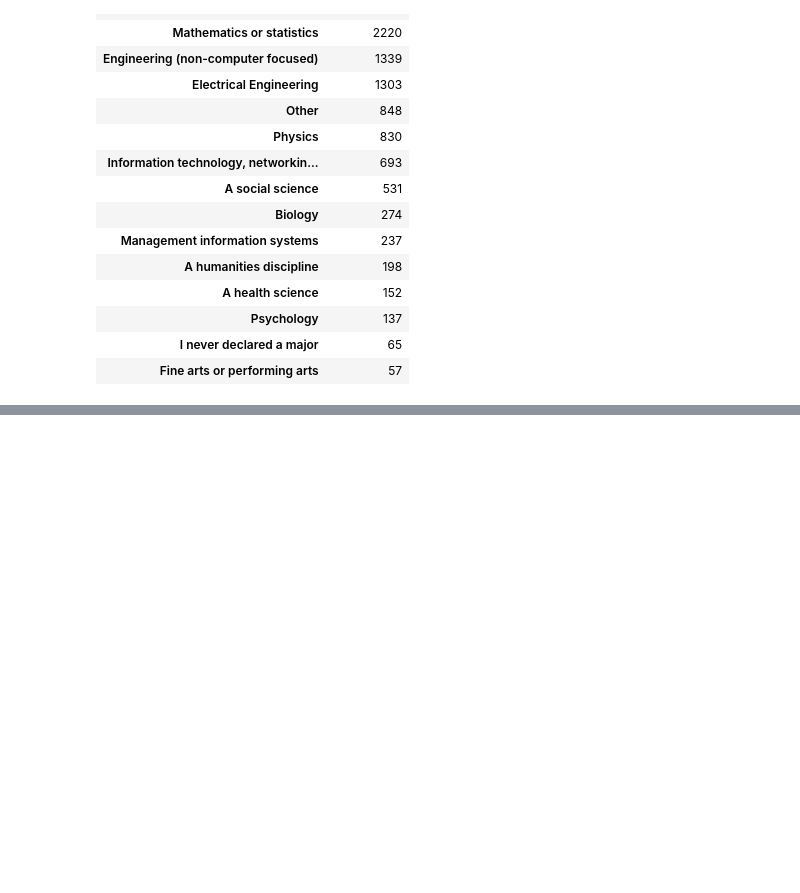
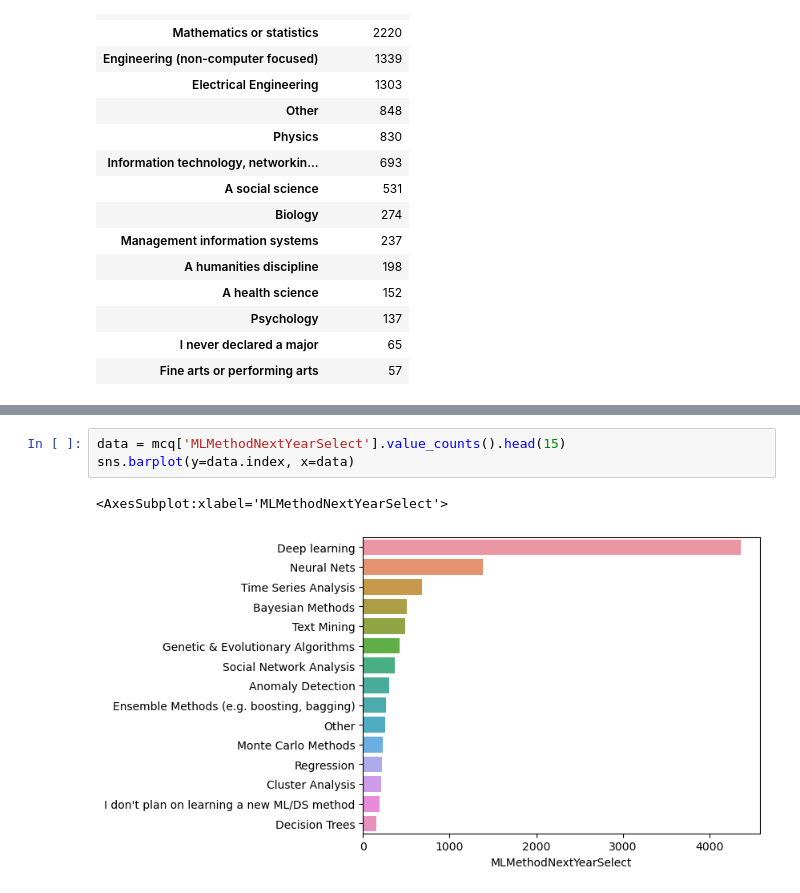
Before and after one commit to nineil91/nineil-blog, a Jupyter notebook: 3. Classical Machine Learning/[boostcourse]캐글실습으로배우는데이터사이언스/ch2.ipynb, the cells around one changed output, grey strips where cells are left out. Saved outputs shown, nothing was run; the diff lists cells and outputs as text; blank space fills up the shorter version.

```diff
--- a/3. Classical Machine Learning/[boostcourse]캐글실습으로배우는데이터사이언스/ch2.ipynb
+++ b/3. Classical Machine Learning/[boostcourse]캐글실습으로배우는데이터사이언스/ch2.ipynb
@@ -177,0 +237,6 @@ pd.DataFrame(
+# %%
+data = mcq['MLMethodNextYearSelect'].value_counts().head(15)
+sns.barplot(y=data.index, x=data)
+# %% [output]
+<AxesSubplot:xlabel='MLMethodNextYearSelect'>
+[figure, added]
```
Also changed, not shown: parts of 37 cells of this notebook.
